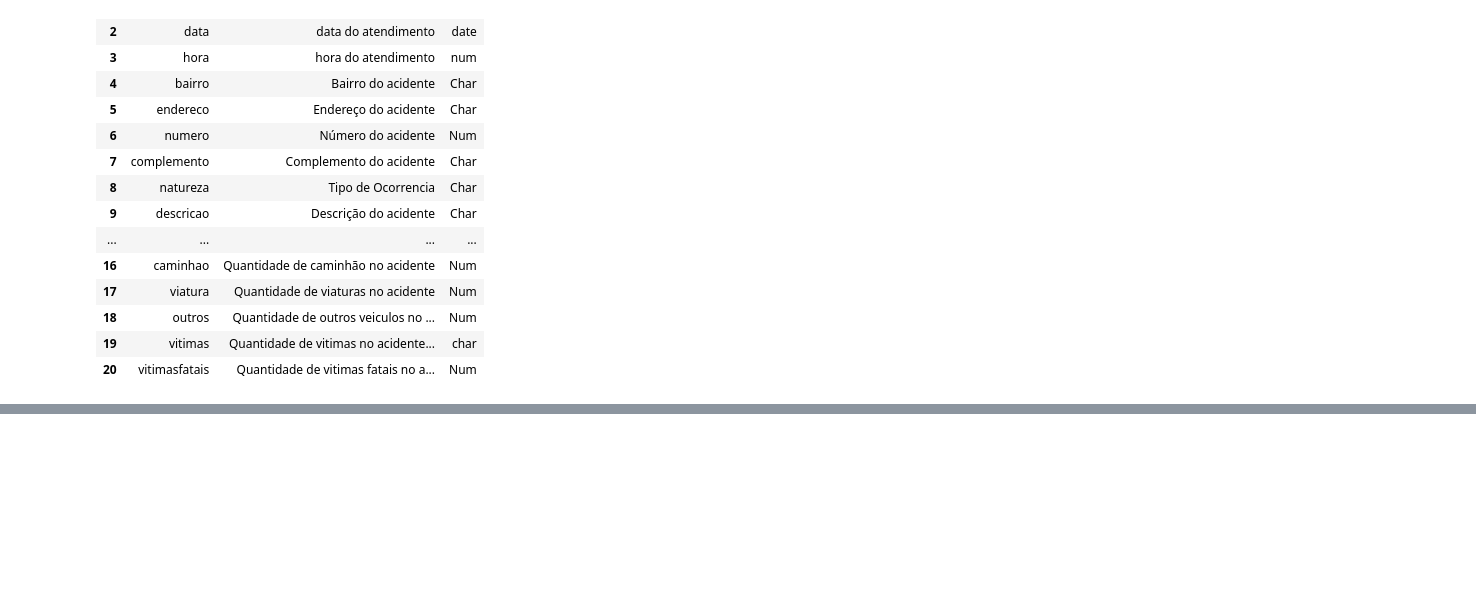
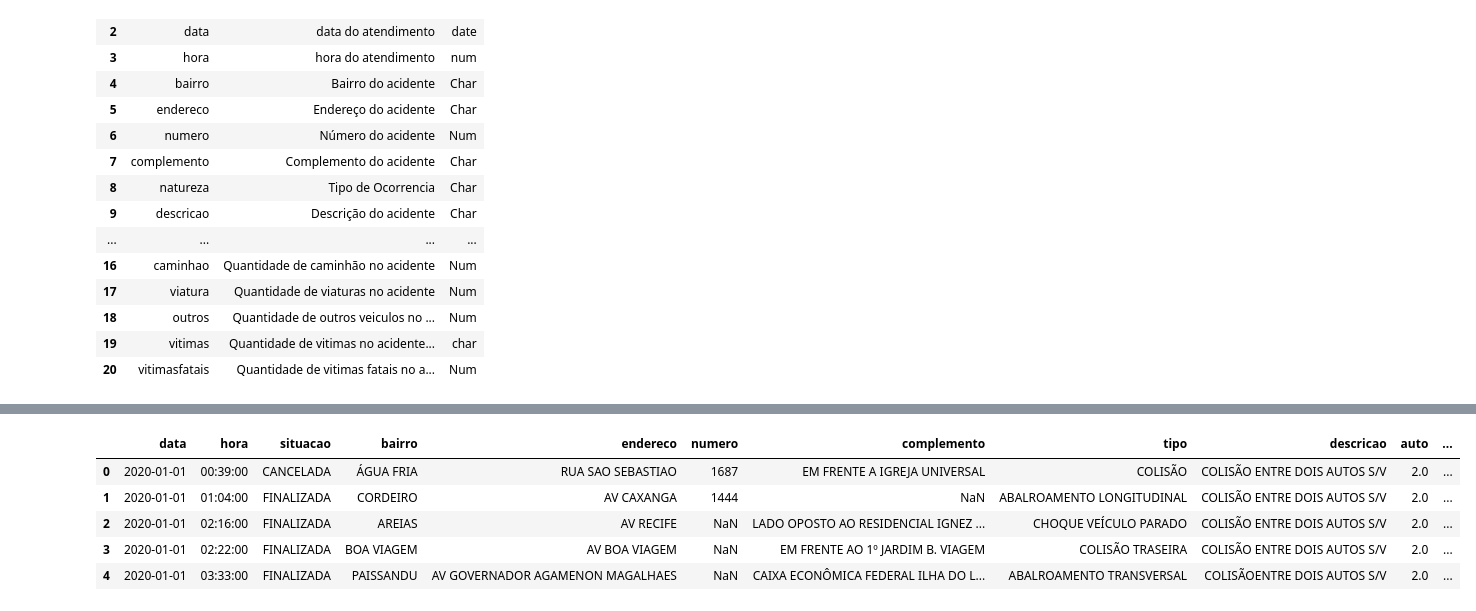
Before and after one commit to eduardoluiz7/IF697---Projeto-Ci-ncia-de-Dados, a Jupyter notebook: Projeto DataScience.ipynb, the cells around one changed output, grey strips where cells are left out. Drawn from its saved outputs; the diff is of its cells as text; code cells hidden in the pictures; blank space fills up the shorter version.

```diff
--- a/Projeto DataScience.ipynb
+++ b/Projeto DataScience.ipynb
@@ -65,0 +105,9 @@ campos_df
+# %%
+main_df.head()
+# %% [output]
+|  | data | hora | situacao | bairro | endereco | numero | complemento | tipo | descricao | auto | ... |
+| 0 | 2020-01-01 | 00:39:00 | CANCELADA | ÁGUA FRIA | RUA SAO SEBASTIAO | 1687 | EM FRENTE A IGREJA UNIVERSAL | COLISÃO | COLISÃO ENTRE DOIS AUTOS S/V | 2.0 | ... |
+| 1 | 2020-01-01 | 01:04:00 | FINALIZADA | CORDEIRO | AV CAXANGA | 1444 | NaN | ABALROAMENTO LONGITUDINAL | COLISÃO ENTRE DOIS AUTOS S/V | 2.0 | ... |
+| 2 | 2020-01-01 | 02:16:00 | FINALIZADA | AREIAS | AV RECIFE | NaN | LADO OPOSTO AO RESIDENCIAL IGNEZ ... | CHOQUE VEÍCULO PARADO | COLISÃO ENTRE DOIS AUTOS S/V | 2.0 | ... |
+| 3 | 2020-01-01 | 02:22:00 | FINALIZADA | BOA VIAGEM | AV BOA VIAGEM | NaN | EM FRENTE AO 1º JARDIM B. VIAGEM | COLISÃO TRASEIRA | COLISÃO ENTRE DOIS AUTOS S/V | 2.0 | ... |
+| 4 | 2020-01-01 | 03:33:00 | FINALIZADA | PAISSANDU | AV GOVERNADOR AGAMENON MAGALHAES | NaN | CAIXA ECONÔMICA FEDERAL ILHA DO L... | ABALROAMENTO TRANSVERSAL | COLISÃOENTRE DOIS AUTOS S/V | 2.0 | ... |
```
Also changed, not shown: parts of 12 cells of this notebook.
